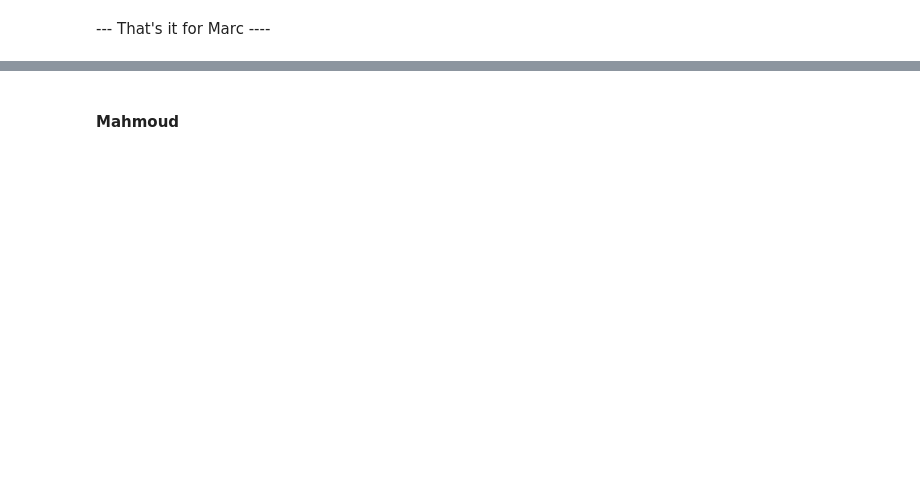
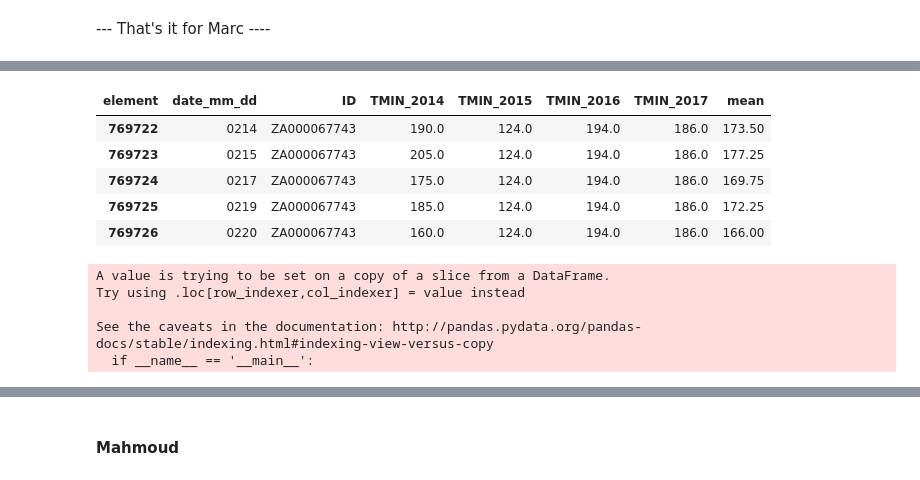
Before and after one commit to neha01mittal/dma-weather-pred, a Jupyter notebook: Lab5_working.ipynb, the cells around one changed output, grey strips where cells are left out. Drawn from its saved outputs; the diff is of its cells as text; code cells hidden in the pictures; blank space fills up the shorter version.

```diff
--- a/Lab5_working.ipynb
+++ b/Lab5_working.ipynb
@@ -324,8 +352,8 @@ df_final.to_csv('dma_submission_1.csv')
 # It simply calculates the average per station for all January / Februray over the 4 years of history
 # This average per station is the predicted value
 
-for station in df_clean.ID.unique():
-    station_winter_average = df_clean[df_clean.ID == station].mean()[0:4].mean()
-    df_clean.loc[df_clean.ID == station, 'station_winter_average'] = station_winter_average
+# for station in df_clean.ID.unique():
+#     station_winter_average = df_clean[df_clean.ID == station].mean()[0:4].mean()
+#     df_clean.loc[df_clean.ID == station, 'station_winter_average'] = station_winter_average
 # %%
 # Combine 2018 test data with average
@@ -360,0 +387,8 @@ df_final2.to_csv('dma_submission_2.csv', index = False, header = False)
+# %%
+#print(df_clean.tail())
+df_clean['TMIN_2014'].fillna(method='ffill', inplace=True)
+df_clean['TMIN_2015'].fillna(method='ffill', inplace=True)
+df_clean['TMIN_2016'].fillna(method='ffill', inplace=True)
+df_clean['TMIN_2017'].fillna(method='ffill', inplace=True)
+df_clean['mean'] = get_avg_2018(df_clean[['TMIN_2014', 'TMIN_2015', 'TMIN_2016', 'TMIN_2017' ]])
+df_clean['TMIN_2016'].iloc[0] = 140
@@ -360,0 +413,27 @@ df_final2.to_csv('dma_submission_2.csv', index = False, header = False)
+# %%
+
+df_clean.tail()
+# %% [output]
+| element | date_mm_dd | ID | TMIN_2014 | TMIN_2015 | TMIN_2016 | TMIN_2017 | mean |
+| 769722 | 0214 | ZA000067743 | 190.0 | 124.0 | 194.0 | 186.0 | 173.50 |
+| 769723 | 0215 | ZA000067743 | 205.0 | 124.0 | 194.0 | 186.0 | 177.25 |
+| 769724 | 0217 | ZA000067743 | 175.0 | 124.0 | 194.0 | 186.0 | 169.75 |
+| 769725 | 0219 | ZA000067743 | 185.0 | 124.0 | 194.0 | 186.0 | 172.25 |
+| 769726 | 0220 | ZA000067743 | 160.0 | 124.0 | 194.0 | 186.0 | 166.00 |
+# %%
+import re
+def split_state(value):
+    x = re.match('[^0]*', value)
+    return x.group(0)
+
+def create_state(col):
+    return col.apply(split_state)
+
+df_clean['state'] = create_state(df_clean['ID'].astype('str'))
+df_2018_test['state'] = create_state(df_2018_test['ID'].astype('str'))
+# %% [output]
+A value is trying to be set on a copy of a slice from a DataFrame.
+Try using .loc[row_indexer,col_indexer] = value instead
+
+See the caveats in the documentation: http://pandas.pydata.org/pandas-docs/stable/indexing.html#indexing-view-versus-copy
+  if __name__ == '__main__':
```
Also changed, not shown: parts of 85 cells of this notebook.
